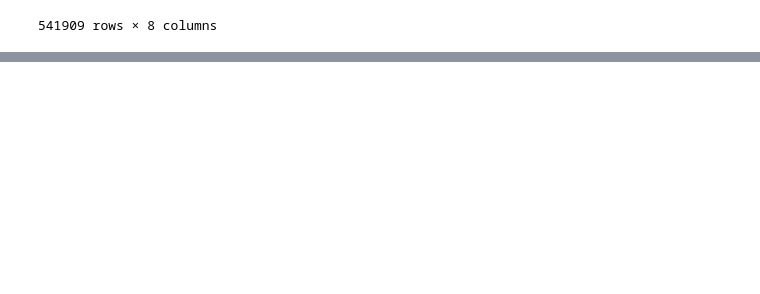
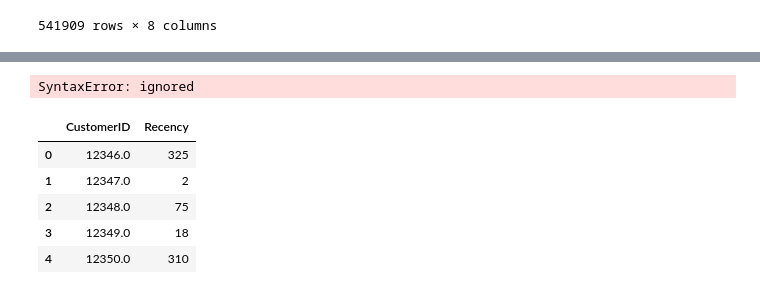
Before and after one commit to sambhajizambre/Project, a Jupyter notebook: Capstone Project 1-propensity model.ipynb, the cells around one changed output, grey strips where cells are left out. Saved outputs shown, nothing was run; the diff lists cells and outputs as text; code cells hidden in the pictures; blank space fills up the shorter version.

```diff
--- a/Capstone Project 1-propensity model.ipynb
+++ b/Capstone Project 1-propensity model.ipynb
@@ -110,0 +139,20 @@ df
+# %%
+import datetime as dt
+NOW = dt.datetime(2011,12,10)
+# %%
+df('most_recent_date')='default_value'
+# %% [output]
+SyntaxError: ignored
+# %%
+df_recency = df.groupby(by='CustomerID', as_index=False)['InvoiceDate'].max()
+df_recency.columns = ['CustomerID','LastPurshaceDate']
+df_recency['Recency'] = df_recency['LastPurshaceDate'].apply(lambda x:(NOW - x) .days)
+df_recency.drop('LastPurshaceDate',axis=1,inplace=True)
+df_recency.head()
+# %% [output]
+|  | CustomerID | Recency |
+| 0 | 12346.0 | 325 |
+| 1 | 12347.0 | 2 |
+| 2 | 12348.0 | 75 |
+| 3 | 12349.0 | 18 |
+| 4 | 12350.0 | 310 |
```
Also changed, not shown: parts of 8 cells of this notebook.
